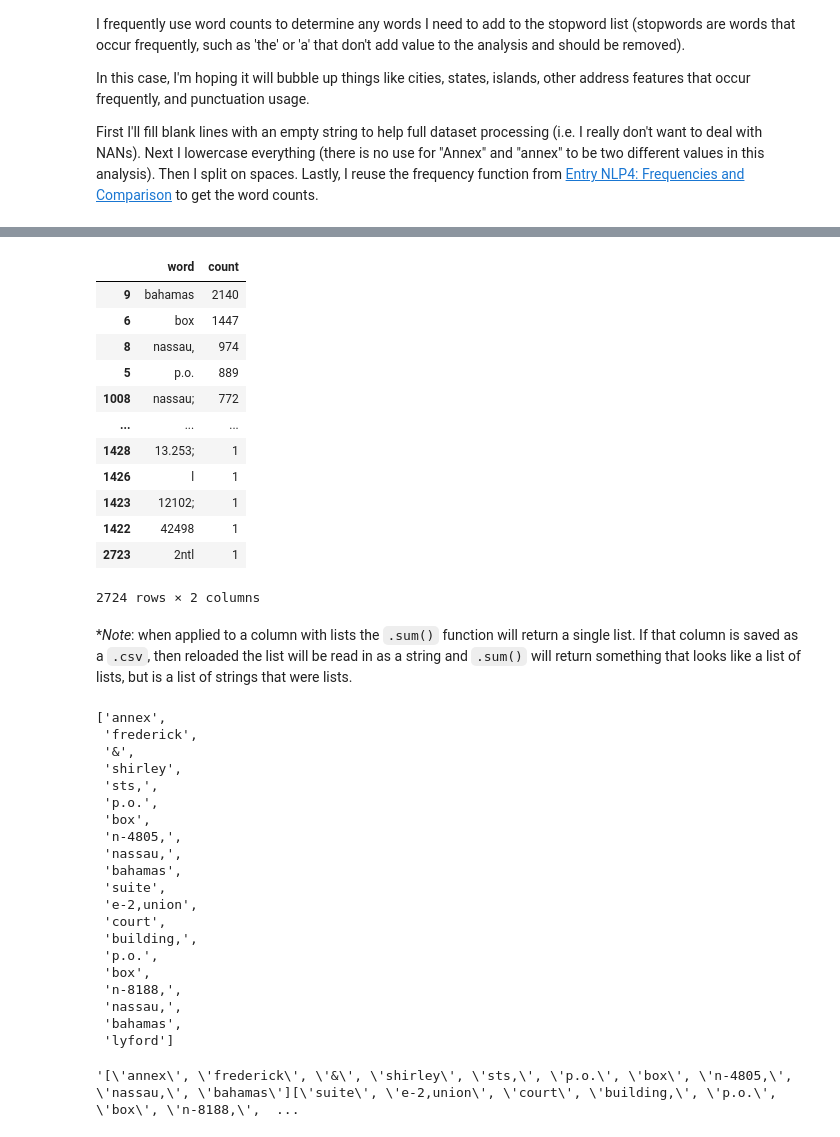
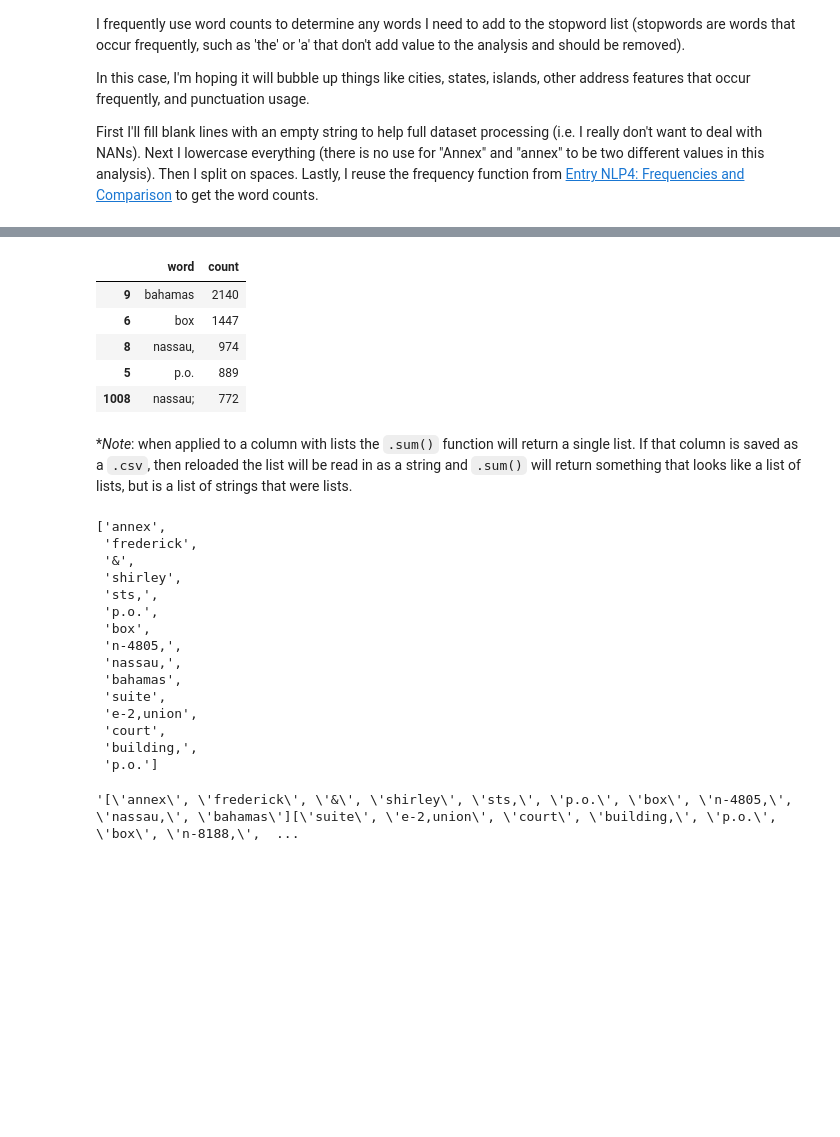
Before and after one commit to julielinx/icij_investigation, a Jupyter notebook: address_parsing/02_icijAddress_frequencies.ipynb, the cells around one changed output, grey strips where cells are left out. Cells and saved outputs as stored; diff of their text form; code cells hidden in the pictures; blank space fills up the shorter version.

```diff
--- a/address_parsing/02_icijAddress_frequencies.ipynb
+++ b/address_parsing/02_icijAddress_frequencies.ipynb
@@ -61,25 +61,18 @@ freq_df = pd.DataFrame.from_dict(
                 ), orient='index').reset_index().rename(
     columns={'index':'word', 0:'count'}).sort_values('count', ascending=False)
 # %%
-freq_df
+freq_df.head()
 # %% [output]
 |  | word | count |
 | 9 | bahamas | 2140 |
 | 6 | box | 1447 |
 | 8 | nassau, | 974 |
 | 5 | p.o. | 889 |
 | 1008 | nassau; | 772 |
-| ... | ... | ... |
-| 1428 | 13.253; | 1 |
-| 1426 | l | 1 |
-| 1423 | 12102; | 1 |
-| 1422 | 42498 | 1 |
-| 2723 | 2ntl | 1 |
-2724 rows × 2 columns
 # %% [markdown]
 \**Note*: when applied to a column with lists the `.sum()` function will return a single list. If that column is saved as a `.csv`, then reloaded the list will be read in as a string and `.sum()` will return something that looks like a list of lists, but is a list of strings that were lists.
 # %%
-df['address_wordlist'].sum()[:20]
+df['address_wordlist'].sum()[:15]
 # %% [output]
 ['annex',
  'frederick',
@@ -95,12 +88,7 @@ df['address_wordlist'].sum()[:20]
  'e-2,union',
  'court',
  'building,',
- 'p.o.',
- 'box',
- 'n-8188,',
- 'nassau,',
- 'bahamas',
- 'lyford']
+ 'p.o.']
 # %%
 df.head(10).to_csv('stringified_list.csv', index=False)
 str_lst_df = pd.read_csv('stringified_list.csv')
```
Also changed, not shown: parts of 16 cells of this notebook, 2 other files.
